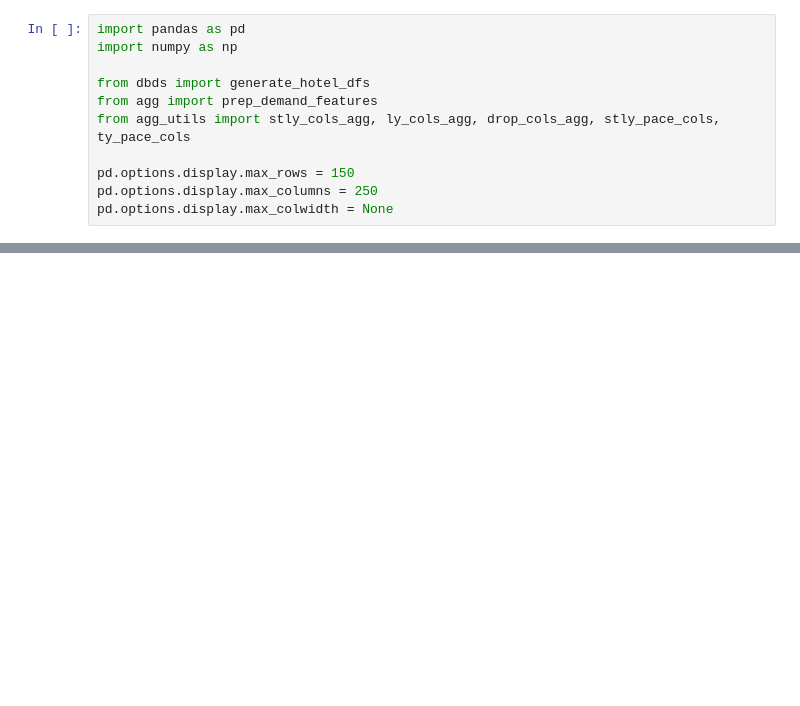
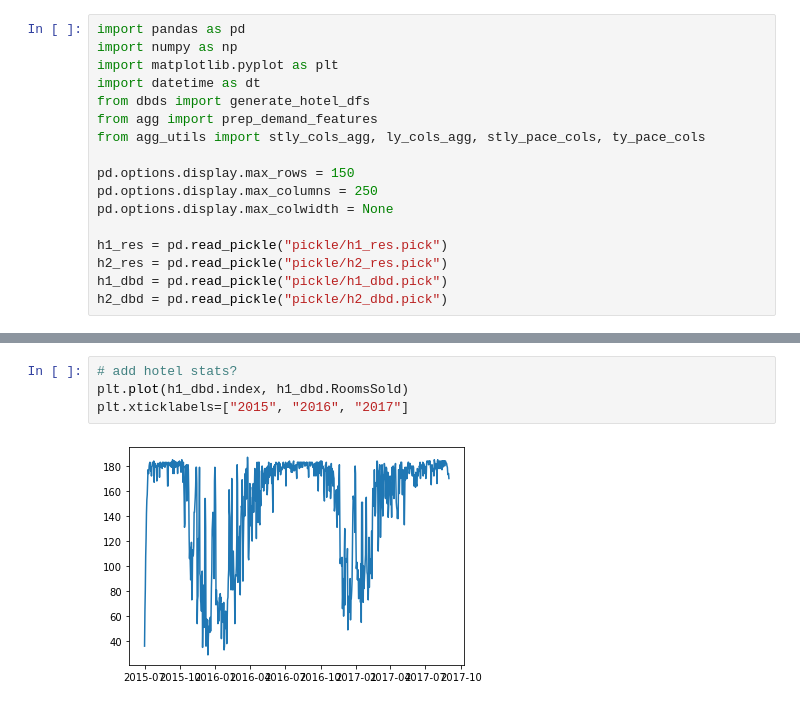
Before and after one commit to edubu2/hotel-revman-system, a Jupyter notebook: code/agg_test.ipynb, the cells around one changed output, grey strips where cells are left out. Saved outputs shown, nothing was run; the diff lists cells and outputs as text; blank space fills up the shorter version.

```diff
--- a/code/agg_test.ipynb
+++ b/code/agg_test.ipynb
@@ -1,14 +1,20 @@
 # %%
 import pandas as pd
 import numpy as np
-
+import matplotlib.pyplot as plt
+import datetime as dt
 from dbds import generate_hotel_dfs
 from agg import prep_demand_features
-from agg_utils import stly_cols_agg, ly_cols_agg, drop_cols_agg, stly_pace_cols, ty_pace_cols
+from agg_utils import stly_cols_agg, ly_cols_agg, stly_pace_cols, ty_pace_cols
 
 pd.options.display.max_rows = 150
 pd.options.display.max_columns = 250
 pd.options.display.max_colwidth = None
+
+h1_res = pd.read_pickle("pickle/h1_res.pick")
+h2_res = pd.read_pickle("pickle/h2_res.pick")
+h1_dbd = pd.read_pickle("pickle/h1_dbd.pick")
+h2_dbd = pd.read_pickle("pickle/h2_dbd.pick")
 # %%
 %%time
 h1_stats = prep_demand_features(1)
@@ -17,0 +58,6 @@ Wall time: 51.9 s
+# %%
+# add hotel stats?
+plt.plot(h1_dbd.index, h1_dbd.RoomsSold)
+plt.xticklabels=["2015", "2016", "2017"]
+# %% [output]
+[figure, added]
```
Also changed, not shown: parts of 15 cells of this notebook, 10 other files.
